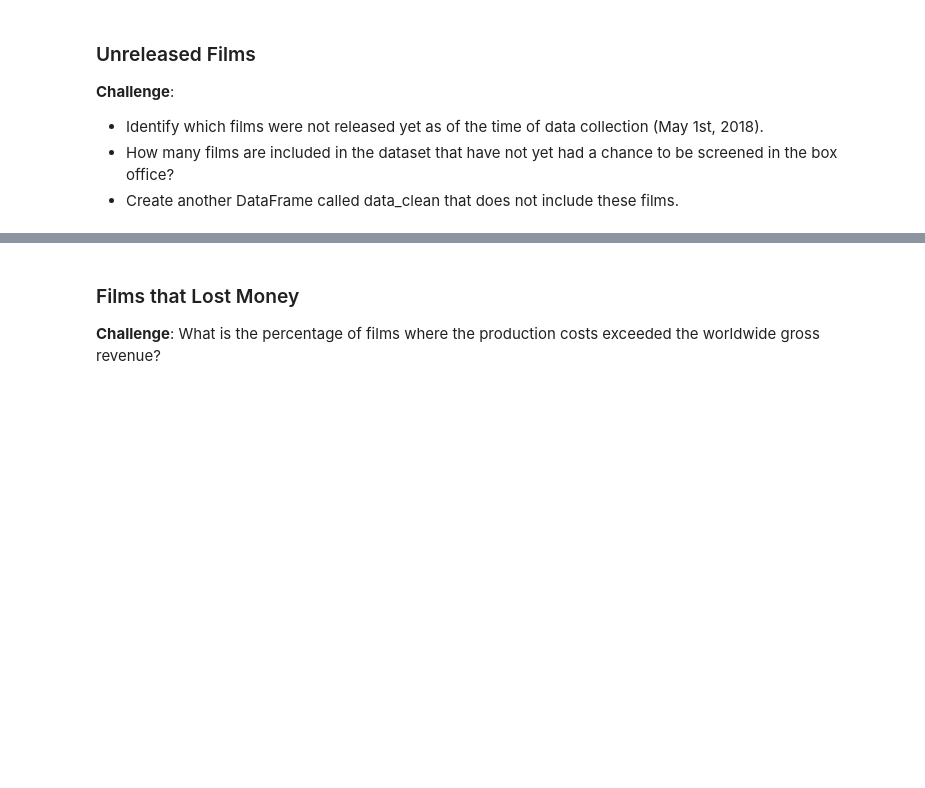
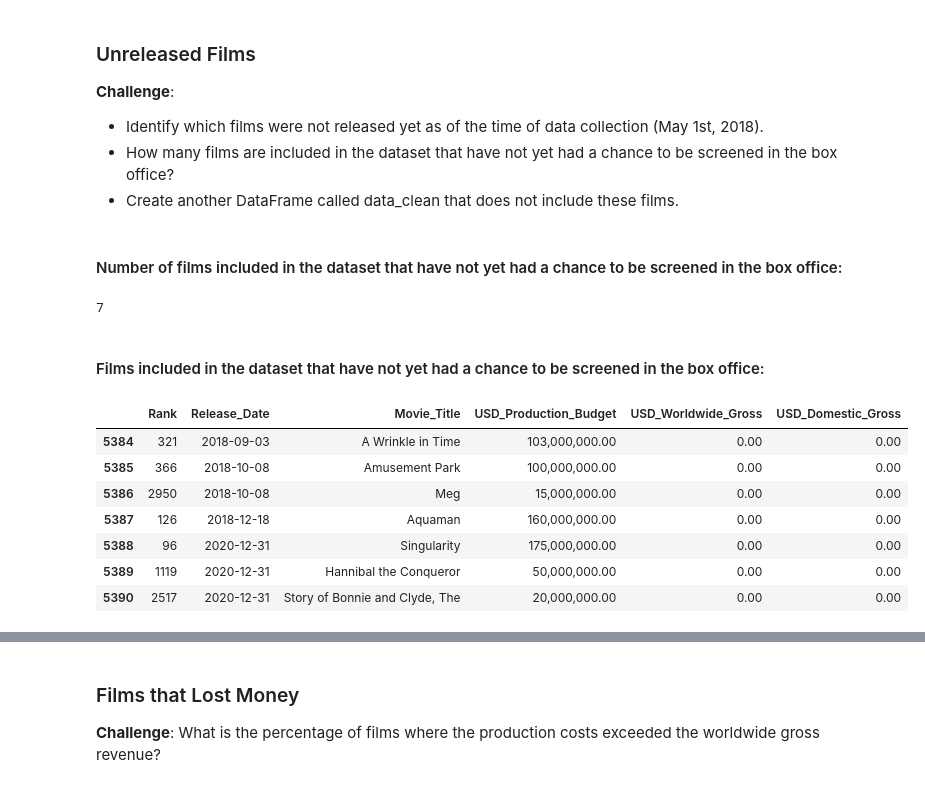
Before and after one commit to 22skowron/Data-manipulation-practice, a Jupyter notebook: Course exercises - data science/Linear Regrassion in Python (basics) (in progress)/Seaborn_and_Linear_Regression_(start).ipynb, the cells around one changed output, grey strips where cells are left out. Cells and saved outputs as stored; diff of their text form; code cells hidden in the pictures; blank space fills up the shorter version.

```diff
--- a/Course exercises - data science/Linear Regrassion in Python (basics) (in progress)/Seaborn_and_Linear_Regression_(start).ipynb
+++ b/Course exercises - data science/Linear Regrassion in Python (basics) (in progress)/Seaborn_and_Linear_Regression_(start).ipynb
@@ -224,3 +314,22 @@ Hint: This time you'll have to use the `and` keyword.
 # %%
 # Date of Data Collection
 scrape_date = pd.Timestamp('2018-5-1')
+# %% [markdown]
+#### Number of films included in the dataset that have not yet had a chance to be screened in the box office:
+# %%
+data.query("Release_Date > @pd.Timestamp('2018-5-1')").shape[0]
+# %% [output]
+7
+# %% [markdown]
+#### Films included in the dataset that have not yet had a chance to be screened in the box office:
+# %%
+data.query('Release_Date > @scrape_date')
+# %% [output]
+|  | Rank | Release_Date | Movie_Title | USD_Production_Budget | USD_Worldwide_Gross | USD_Domestic_Gross |
+| 5384 | 321 | 2018-09-03 | A Wrinkle in Time | 103,000,000.00 | 0.00 | 0.00 |
+| 5385 | 366 | 2018-10-08 | Amusement Park | 100,000,000.00 | 0.00 | 0.00 |
+| 5386 | 2950 | 2018-10-08 | Meg | 15,000,000.00 | 0.00 | 0.00 |
+| 5387 | 126 | 2018-12-18 | Aquaman | 160,000,000.00 | 0.00 | 0.00 |
+| 5388 | 96 | 2020-12-31 | Singularity | 175,000,000.00 | 0.00 | 0.00 |
+| 5389 | 1119 | 2020-12-31 | Hannibal the Conqueror | 50,000,000.00 | 0.00 | 0.00 |
+| 5390 | 2517 | 2020-12-31 | Story of Bonnie and Clyde, The | 20,000,000.00 | 0.00 | 0.00 |
```
Also changed, not shown: parts of 16 cells of this notebook.
